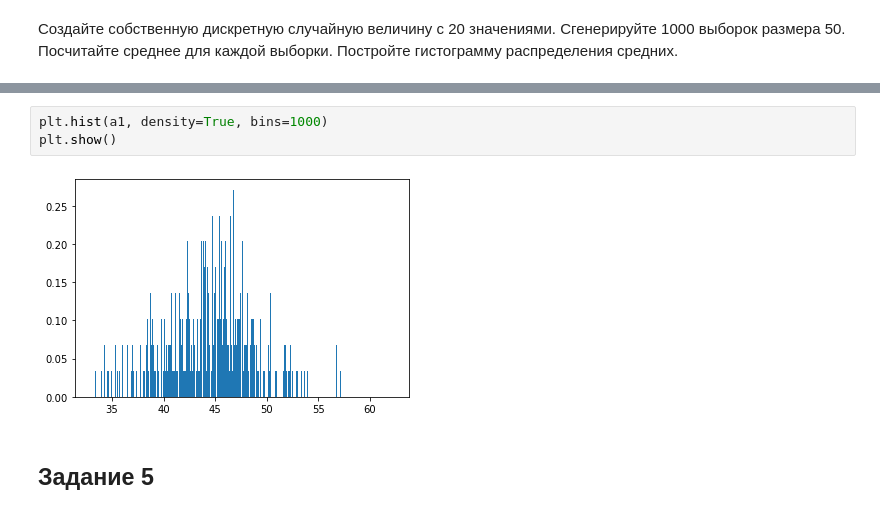
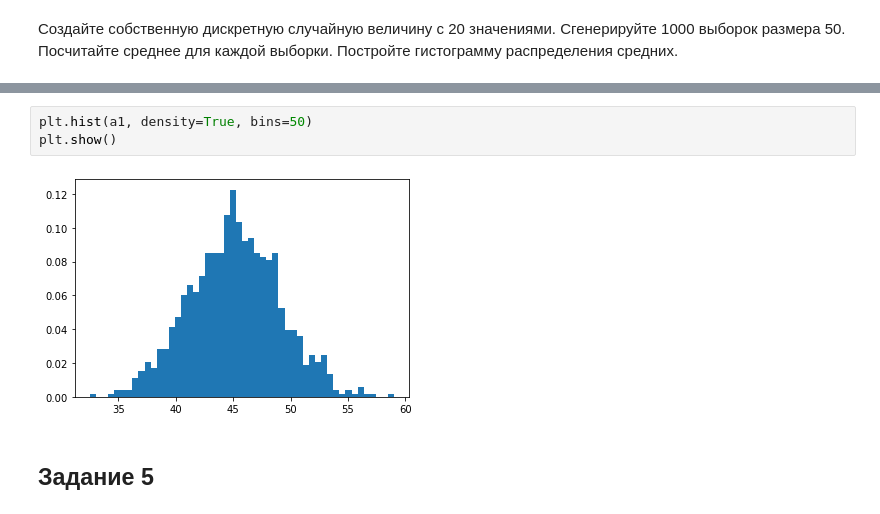
Before and after one commit to ovstrukov/math, a Jupyter notebook: HW_X.ipynb, the cells around one changed output, grey strips where cells are left out. Saved outputs shown, nothing was run; the diff lists cells and outputs as text.

```diff
--- a/HW_X.ipynb
+++ b/HW_X.ipynb
@@ -199,8 +212,8 @@ array([43.62, 43.12, 47.76, 41.  , 42.8 , 43.52, 46.04, 46.02, 40.8 ,
 # %%
-plt.hist(a1, density=True, bins=1000)
+plt.hist(a1, density=True, bins=50)
 plt.show()
 # %% [output]
-[figure, old version]
+[figure, new version]
 # %% [markdown]
 ## Задание 5
 # %% [markdown]
```
Also changed, not shown: parts of 5 cells of this notebook.
